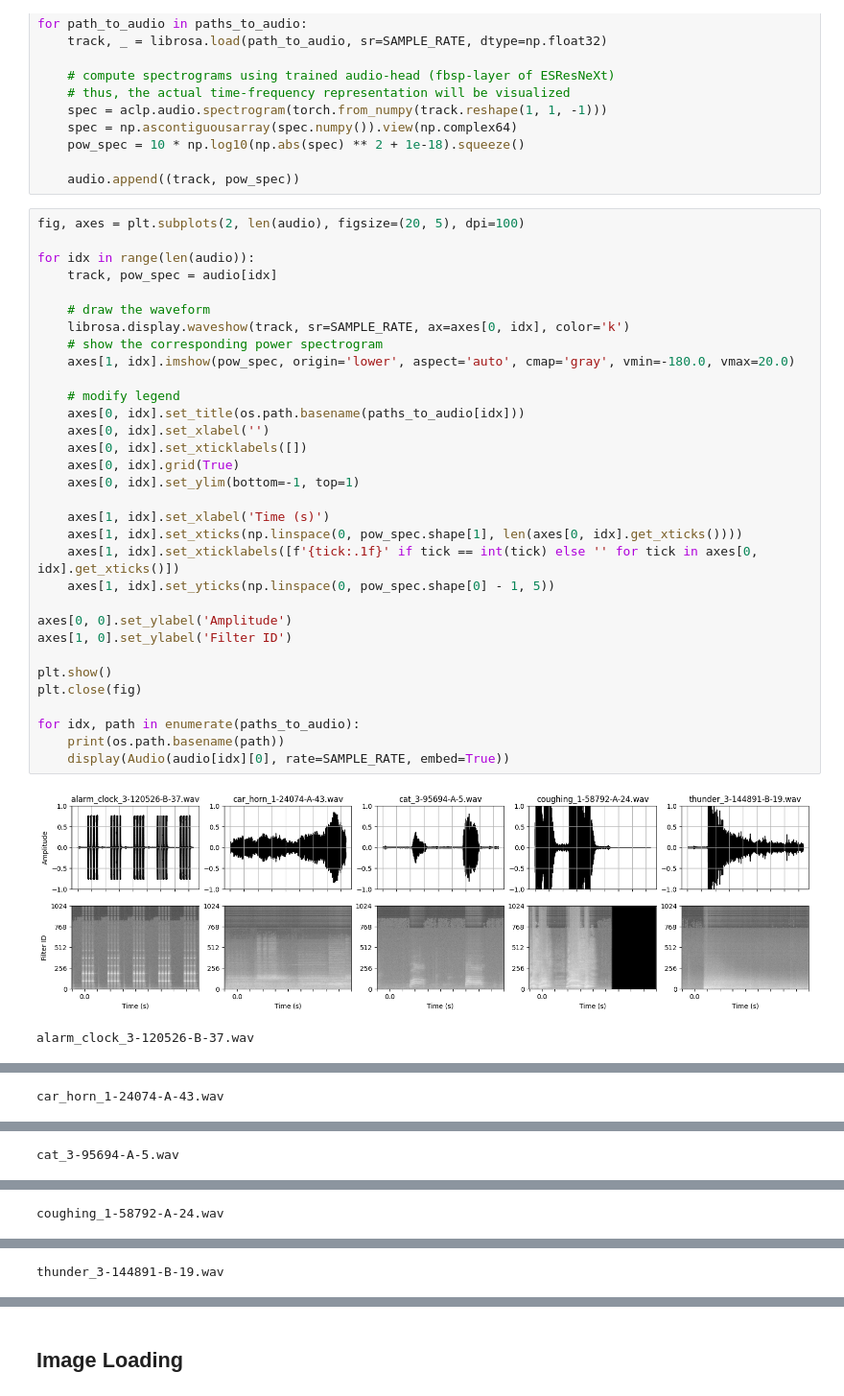
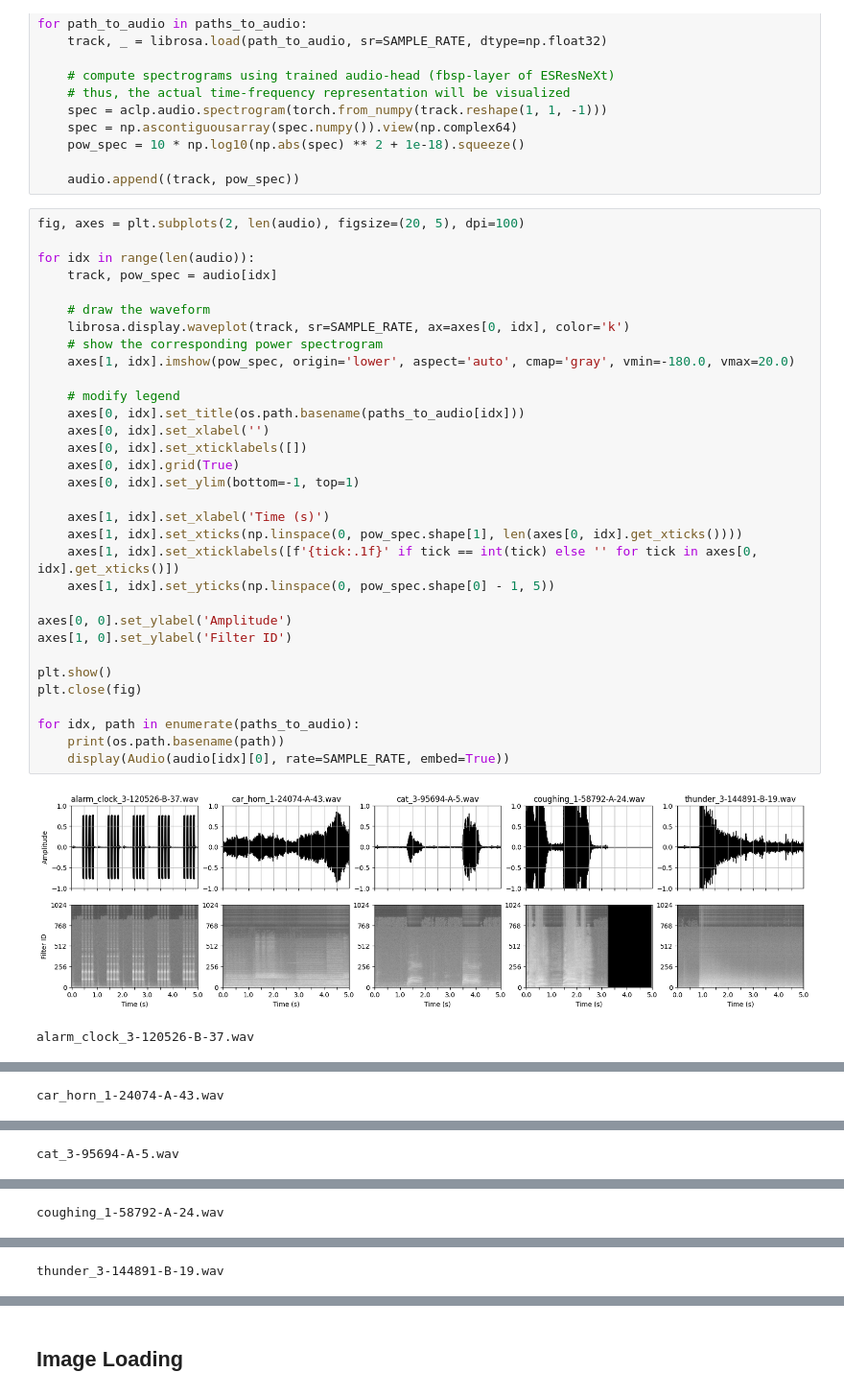
Before and after one commit to EsmeeK1/AI-Onderzoeksvragen, a Jupyter notebook: research_questions/zero_shot_learning/notebooks/AudioCLIP/demo/04_zero_shot_audio_CLIP.ipynb, the cells around one changed output, grey strips where cells are left out. Shown at 96% size. Drawn from its saved outputs; the diff is of its cells as text.

```diff
--- a/research_questions/zero_shot_learning/notebooks/AudioCLIP/04_zero_shot_audio_CLIP.ipynb
+++ b/research_questions/zero_shot_learning/notebooks/AudioCLIP/demo/04_zero_shot_audio_CLIP.ipynb
@@ -130,35 +131,35 @@ fig, axes = plt.subplots(2, len(audio), figsize=(20, 5), dpi=100)
 
 for idx in range(len(audio)):
     track, pow_spec = audio[idx]
 
     # draw the waveform
-    librosa.display.waveshow(track, sr=SAMPLE_RATE, ax=axes[0, idx], color='k')
+    librosa.display.waveplot(track, sr=SAMPLE_RATE, ax=axes[0, idx], color='k')
     # show the corresponding power spectrogram
     axes[1, idx].imshow(pow_spec, origin='lower', aspect='auto', cmap='gray', vmin=-180.0, vmax=20.0)
 
     # modify legend
     axes[0, idx].set_title(os.path.basename(paths_to_audio[idx]))
     axes[0, idx].set_xlabel('')
     axes[0, idx].set_xticklabels([])
     axes[0, idx].grid(True)
     axes[0, idx].set_ylim(bottom=-1, top=1)
 
     axes[1, idx].set_xlabel('Time (s)')
     axes[1, idx].set_xticks(np.linspace(0, pow_spec.shape[1], len(axes[0, idx].get_xticks())))
     axes[1, idx].set_xticklabels([f'{tick:.1f}' if tick == int(tick) else '' for tick in axes[0, idx].get_xticks()])
     axes[1, idx].set_yticks(np.linspace(0, pow_spec.shape[0] - 1, 5))
 
 axes[0, 0].set_ylabel('Amplitude')
 axes[1, 0].set_ylabel('Filter ID')
 
 plt.show()
 plt.close(fig)
 
 for idx, path in enumerate(paths_to_audio):
     print(os.path.basename(path))
     display(Audio(audio[idx][0], rate=SAMPLE_RATE, embed=True))
 # %% [output]
-[figure, old version]
+[figure, new version]
 alarm_clock_3-120526-B-37.wav
 [interactive output not drawn]
 car_horn_1-24074-A-43.wav
```
Also changed, not shown: parts of 8 cells of this notebook, 24 other files.
